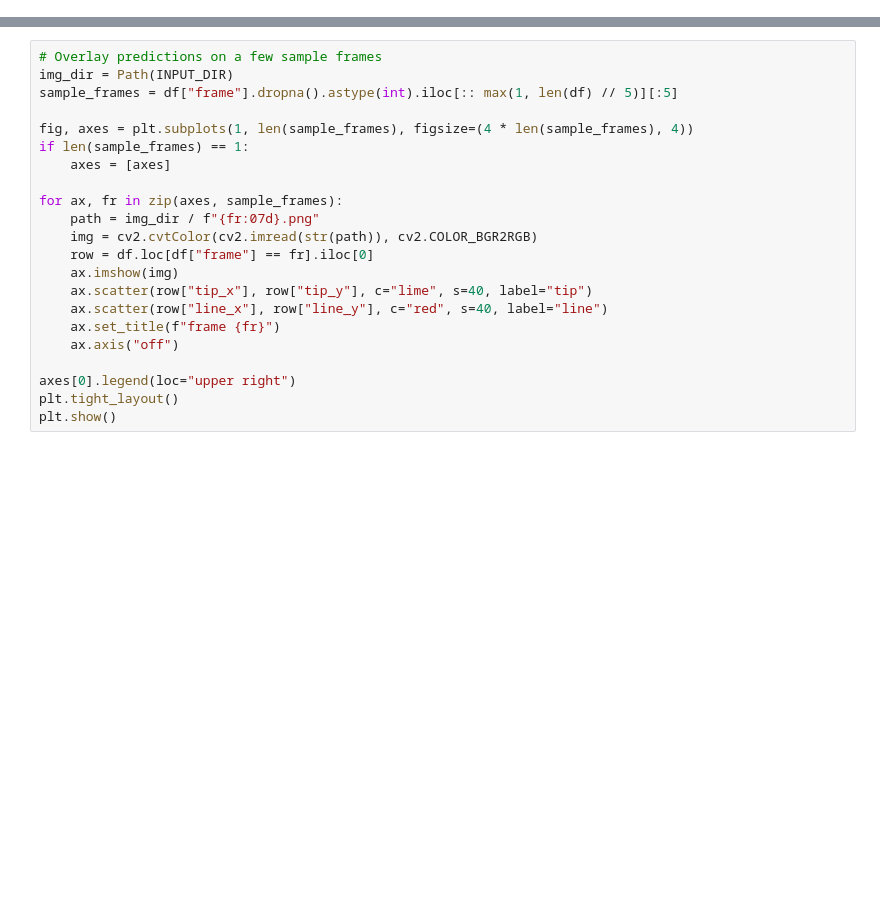
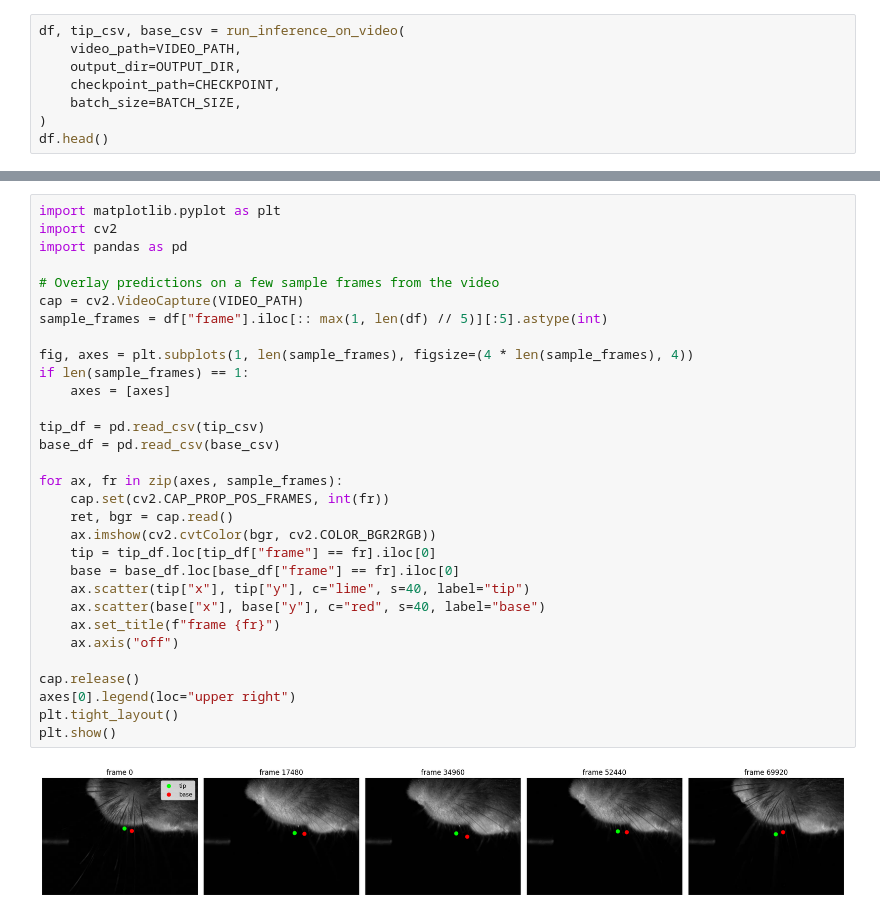
Before and after one commit to mvdokh/Deep-Learning, a Jupyter notebook: Jaw Tracking/Prediction/predict.ipynb, the cells around one changed output, grey strips where cells are left out. Cells and saved outputs as stored; diff of their text form; blank space fills up the shorter version.

Commit message:
train all conditions together, but shuffle within conditions, new coordinate loss, and video processing to 2 csv's

```diff
--- a/Jaw Tracking/Prediction/predict.ipynb
+++ b/Jaw Tracking/Prediction/predict.ipynb
@@ -31,0 +27,8 @@ df.head()
+# %%
+df, tip_csv, base_csv = run_inference_on_video(
+    video_path=VIDEO_PATH,
+    output_dir=OUTPUT_DIR,
+    checkpoint_path=CHECKPOINT,
+    batch_size=BATCH_SIZE,
+)
+df.head()
@@ -32,22 +48,33 @@ df.head()
 # %%
-# Overlay predictions on a few sample frames
-img_dir = Path(INPUT_DIR)
-sample_frames = df["frame"].dropna().astype(int).iloc[:: max(1, len(df) // 5)][:5]
+import matplotlib.pyplot as plt
+import cv2
+import pandas as pd
+
+# Overlay predictions on a few sample frames from the video
+cap = cv2.VideoCapture(VIDEO_PATH)
+sample_frames = df["frame"].iloc[:: max(1, len(df) // 5)][:5].astype(int)
 
 fig, axes = plt.subplots(1, len(sample_frames), figsize=(4 * len(sample_frames), 4))
 if len(sample_frames) == 1:
     axes = [axes]
 
+tip_df = pd.read_csv(tip_csv)
+base_df = pd.read_csv(base_csv)
+
 for ax, fr in zip(axes, sample_frames):
-    path = img_dir / f"{fr:07d}.png"
-    img = cv2.cvtColor(cv2.imread(str(path)), cv2.COLOR_BGR2RGB)
-    row = df.loc[df["frame"] == fr].iloc[0]
-    ax.imshow(img)
-    ax.scatter(row["tip_x"], row["tip_y"], c="lime", s=40, label="tip")
-    ax.scatter(row["line_x"], row["line_y"], c="red", s=40, label="line")
+    cap.set(cv2.CAP_PROP_POS_FRAMES, int(fr))
+    ret, bgr = cap.read()
+    ax.imshow(cv2.cvtColor(bgr, cv2.COLOR_BGR2RGB))
+    tip = tip_df.loc[tip_df["frame"] == fr].iloc[0]
+    base = base_df.loc[base_df["frame"] == fr].iloc[0]
+    ax.scatter(tip["x"], tip["y"], c="lime", s=40, label="tip")
+    ax.scatter(base["x"], base["y"], c="red", s=40, label="base")
     ax.set_title(f"frame {fr}")
     ax.axis("off")
 
+cap.release()
 axes[0].legend(loc="upper right")
 plt.tight_layout()
 plt.show()
+# %% [output]
+[figure, added]
```
Also changed, not shown: parts of 5 cells of this notebook, 12 other files.
